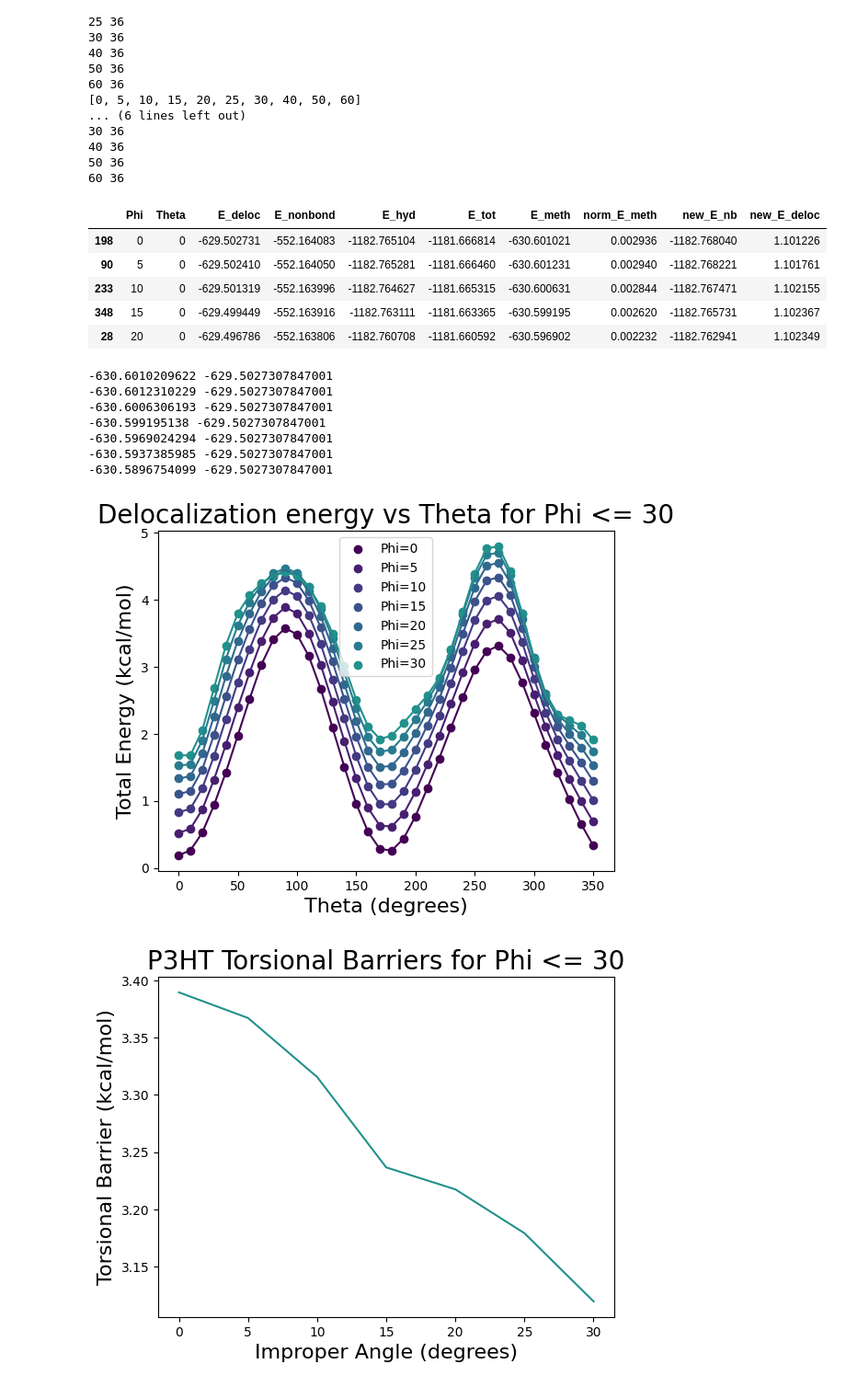
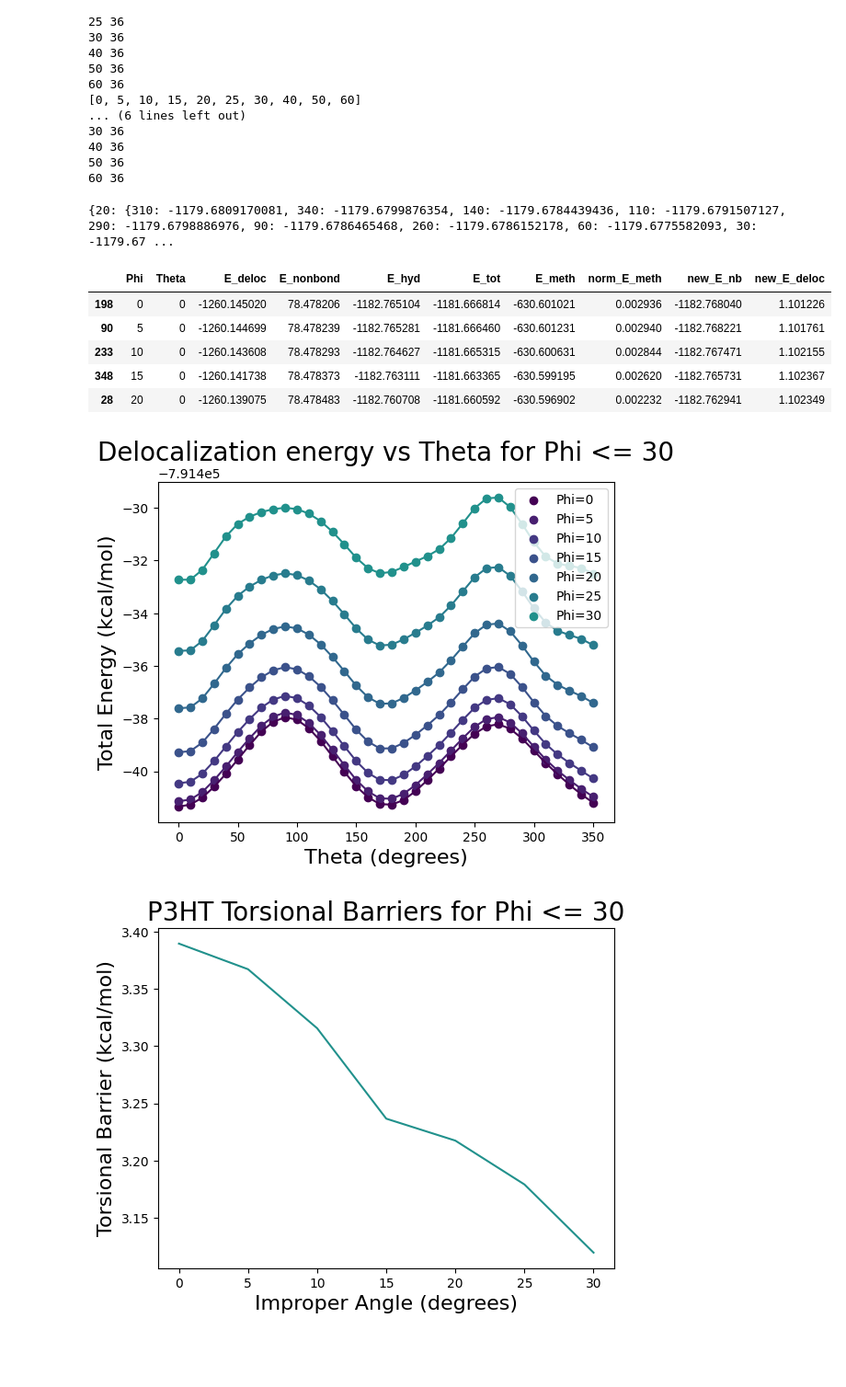
Before and after one commit to LRG-computational/impropers-data-analysis, a Jupyter notebook: p3ht/shruti-impropers-analysis.ipynb, the cells around one changed output. Shown: that part at 92% size. Cells and saved outputs as stored; diff of their text form; code cells hidden in the pictures; blank space fills up the shorter version.

```diff
--- a/p3ht/shruti-impropers-analysis.ipynb
+++ b/p3ht/shruti-impropers-analysis.ipynb
@@ -38,7 +38,8 @@ def extract_qchem_energies(path, filename_pattern, energy_pattern):
             match = filename_pattern.search(filename)
             if match:
                 phi = int(match.group(1))
-                theta = int(match.group(2))
+                theta = int(match.group(2)) if match.group(2) else 0
+
 
                 # Read file and search for energy
                 with open(os.path.join(path, filename), 'r') as f:
@@ -87,7 +88,7 @@ def check_QM_completion(e_dict):
         print(i, len(test[i]))
 
 # TODO: update this function to reflect the finalized calculation method
-def calc_deloc_energies(total_dict, hyd_dict, meth_dict):
+def calc_deloc_energies(total_dict, hyd_dict, meth_dict, conj_dict):
     """
     Calculates delocalization energies from the given energy dictionaries and creates a DataFrame
     with the results, including normalized methylene energies and new calculated values.
@@ -112,8 +113,7 @@ def calc_deloc_energies(total_dict, hyd_dict, meth_dict):
         # E_conjugation might be a separate dictionary, could just call the desired phi value when needed
 
         for theta in total_dict[phi]:
-
-            E_nonbond = hyd_dict[phi][theta] - meth_dict[phi][theta] # - E_conjugation
+            E_nonbond = hyd_dict[phi][theta] - meth_dict[phi][theta] - conj_dict[0][0]
             E_deloc = (total_dict[phi][theta]) - E_nonbond
 
             data.append([phi, theta, E_deloc, E_nonbond, hyd_dict[phi][theta], total_dict[phi][theta], meth_dict[phi][theta]])
@@ -261,3 +261,12 @@ check_QM_completion(rimp2_hyd)
 40 36
 50 36
 60 36
+# %%
+directory_path = "./E_conjugation"
+
+filename_pattern = re.compile(r"_Phi_(\d+)(?:_Theta_(\d+)_)?")
+rimp2_pattern = re.compile(r"RIMP2\s+total energy =\s+(-?\d+\.\d+) a\.u\.")
+energy_conj = extract_qchem_energies(directory_path, filename_pattern, energy_pattern)
+rimp2_conj = extract_qchem_energies(directory_path, filename_pattern, rimp2_pattern)
+check_QM_completion(energy_conj)
+check_QM_completion(rimp2_conj)
@@ -295,17 +322,19 @@ check_QM_completion(rimp2_meth)
 50 36
 60 36
 # %%
-energy_df = calc_deloc_energies(energy_total, energy_hyd, energy_meth) # Total energy
-rimp2_df = calc_deloc_energies(rimp2_total, rimp2_hyd, rimp2_meth)     # Total energy including RIMP2 corrections
+print(energy_total)
+energy_df = calc_deloc_energies(energy_total, energy_hyd, energy_meth, energy_conj) # Total energy
+rimp2_df = calc_deloc_energies(rimp2_total, rimp2_hyd, rimp2_meth, rimp2_conj)     # Total energy including RIMP2 corrections
 sorted_deloc = rimp2_df.sort_values(['Theta', 'Phi'])
 sorted_deloc.head()
 # %% [output]
+{20: {310: -1179.6809170081, 340: -1179.6799876354, 140: -1179.6784439436, 110: -1179.6791507127, 290: -1179.6798886976, 90: -1179.6786465468, 260: -1179.6786152178, 60: -1179.6775582093, 30: -1179.67 ...
 |  | Phi | Theta | E_deloc | E_nonbond | E_hyd | E_tot | E_meth | norm_E_meth | new_E_nb | new_E_deloc |
-| 198 | 0 | 0 | -629.502731 | -552.164083 | -1182.765104 | -1181.666814 | -630.601021 | 0.002936 | -1182.768040 | 1.101226 |
-| 90 | 5 | 0 | -629.502410 | -552.164050 | -1182.765281 | -1181.666460 | -630.601231 | 0.002940 | -1182.768221 | 1.101761 |
-| 233 | 10 | 0 | -629.501319 | -552.163996 | -1182.764627 | -1181.665315 | -630.600631 | 0.002844 | -1182.767471 | 1.102155 |
-| 348 | 15 | 0 | -629.499449 | -552.163916 | -1182.763111 | -1181.663365 | -630.599195 | 0.002620 | -1182.765731 | 1.102367 |
-| 28 | 20 | 0 | -629.496786 | -552.163806 | -1182.760708 | -1181.660592 | -630.596902 | 0.002232 | -1182.762941 | 1.102349 |
+| 198 | 0 | 0 | -1260.145020 | 78.478206 | -1182.765104 | -1181.666814 | -630.601021 | 0.002936 | -1182.768040 | 1.101226 |
+| 90 | 5 | 0 | -1260.144699 | 78.478239 | -1182.765281 | -1181.666460 | -630.601231 | 0.002940 | -1182.768221 | 1.101761 |
+| 233 | 10 | 0 | -1260.143608 | 78.478293 | -1182.764627 | -1181.665315 | -630.600631 | 0.002844 | -1182.767471 | 1.102155 |
+| 348 | 15 | 0 | -1260.141738 | 78.478373 | -1182.763111 | -1181.663365 | -630.599195 | 0.002620 | -1182.765731 | 1.102367 |
+| 28 | 20 | 0 | -1260.139075 | 78.478483 | -1182.760708 | -1181.660592 | -630.596902 | 0.002232 | -1182.762941 | 1.102349 |
 # %%
 from matplotlib.cm import viridis
 from matplotlib.colors import Normalize
@@ -321,37 +350,27 @@ axes = {'fontsize':16}
 # %%
 for phi in phis:
     if phi <= 30:
         subset = sorted_deloc[sorted_deloc['Phi'] == phi]
 
         # Adjust this section accordingly based on implementation of E_conjugation in the deloc_energy calculation
-        e_conjugation = subset[subset['Theta'] == 0]['E_meth'].iloc[0]
-        min_energy = np.min(sorted_deloc['E_deloc'])
-        print(e_conjugation, min_energy)
-        normed_energy = 627.509 * (subset['E_deloc'] - e_conjugation)  # Normalize energy
+        normed_energy = 627.509 * (subset['E_deloc'])  # Normalize energy
         normed_energy = normed_energy - 689  # Normalize energy
         energy = 627.509 * subset['E_deloc']
 
         # Map phi value to a color
         color = cmap(norm(phi))
 
         # Plot the normalized energy vs theta
         plt.plot(subset['Theta'], normed_energy, color=color)  # Replace 'E_total' with the actual column name for total energy
         plt.scatter(subset['Theta'], normed_energy, color=color, label=f"Phi={phi}")  # Replace 'E_total' with the actual column name for total energyy
 plt.xlabel('Theta (degrees)', fontdict=axes)
 plt.ylabel('Total Energy (kcal/mol)', fontdict=axes)
 # plt.ylim(0,5)
 plt.title(f'Delocalization energy vs Theta for Phi <= 30', fontdict=title)
 plt.legend()
 plt.show()
 # %% [output]
--630.6010209622 -629.5027307847001
--630.6012310229 -629.5027307847001
--630.6006306193 -629.5027307847001
--630.599195138 -629.5027307847001
--630.5969024294 -629.5027307847001
--630.5937385985 -629.5027307847001
--630.5896754099 -629.5027307847001
-[figure, old version]
+[figure, new version]
 # %%
 def show_energy_barriers():
     barriers =[]
```
Also changed, not shown: parts of 1 cell of this notebook, 2 other files.
